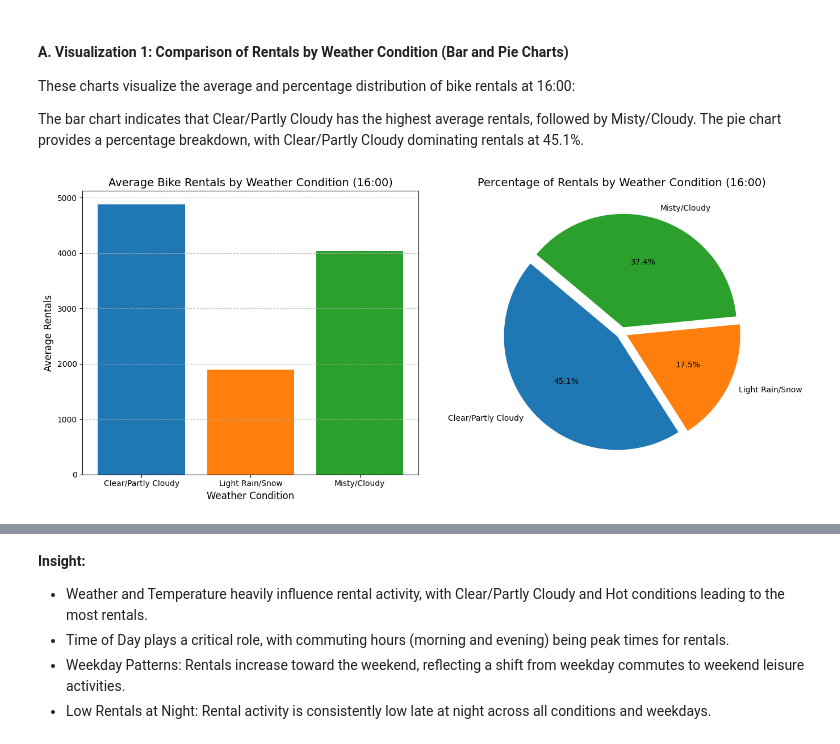
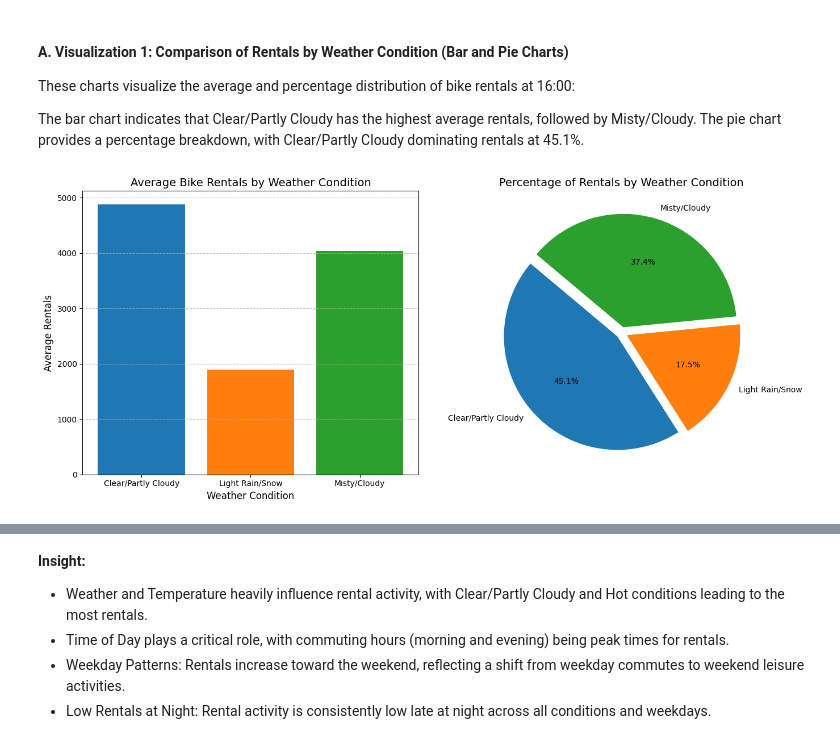
Before and after one commit to RivalNainggolan/submissiondicoding, a Jupyter notebook: notebook.ipynb, the cells around one changed output, grey strips where cells are left out. Cells and saved outputs as stored; diff of their text form; code cells hidden in the pictures.

```diff
--- a/notebook.ipynb
+++ b/notebook.ipynb
@@ -22,10 +22,9 @@ import seaborn as sns
 ### Gathering Data
 # %%
 # Load dataset
-day_df = pd.read_csv("Bike-sharing-dataset/day.csv")
-hour_df = pd.read_csv("Bike-sharing-dataset/hour.csv")
+day_df = pd.read_csv("data/day.csv")
+hour_df = pd.read_csv("data/hour.csv")
 
 # display dataset information - day.csv
-print(day_df.info())
-print(day_df.describe())
+day_df.head()
 # %% [output]
@@ -788,46 +658,46 @@ The pie chart provides a percentage breakdown, with Clear/Partly Cloudy dominati
 # %%
 import matplotlib.pyplot as plt
 
-# Filter data untuk jam tertentu (misalnya, 16:00)
+# Filter one data from 24 duplicate (just pick one random, let it be 16:00)
 filtered_df = merged_df[merged_df['time'] == '16:00']
 
-# Hitung rata-rata penyewaan untuk setiap kategori cuaca
+# calculate rental average based every weather category
 weather_stats = filtered_df.groupby('weather_condition_daily').agg({
     'total_rentals_daily': 'mean'
 }).reset_index()
 
-# Rename columns untuk mempermudah akses
+# Rename columns for convenience
 weather_stats.columns = ['weather_condition', 'mean_rentals']
 
-# Buat subplots: 1 bar chart dan 1 pie chart
+# make subplots: 1 bar chart and 1 pie chart
 fig, axes = plt.subplots(1, 2, figsize=(14, 6))
 
 # Subplot 1: Bar Chart
 axes[0].bar(
     weather_stats['weather_condition'],
     weather_stats['mean_rentals'],
     color=['#1f77b4', '#ff7f0e', '#2ca02c']
 )
-axes[0].set_title('Average Bike Rentals by Weather Condition (16:00)', fontsize=14)
+axes[0].set_title('Average Bike Rentals by Weather Condition', fontsize=14)
 axes[0].set_xlabel('Weather Condition', fontsize=12)
 axes[0].set_ylabel('Average Rentals', fontsize=12)
 axes[0].grid(axis='y', linestyle='--', alpha=0.7)
 
 # Subplot 2: Pie Chart
 axes[1].pie(
     weather_stats['mean_rentals'],
     labels=weather_stats['weather_condition'],
     autopct='%1.1f%%',
     startangle=140,
     colors=['#1f77b4', '#ff7f0e', '#2ca02c'],
     explode=(0.05, 0.05, 0.05)
 )
-axes[1].set_title('Percentage of Rentals by Weather Condition (16:00)', fontsize=14)
+axes[1].set_title('Percentage of Rentals by Weather Condition', fontsize=14)
 
 # Atur layout supaya tidak saling menutupi
 plt.tight_layout()
 
 # Tampilkan plot
 plt.show()
 # %% [output]
-[figure, old version]
+[figure, new version]
```
Also changed, not shown: parts of 46 cells of this notebook.
